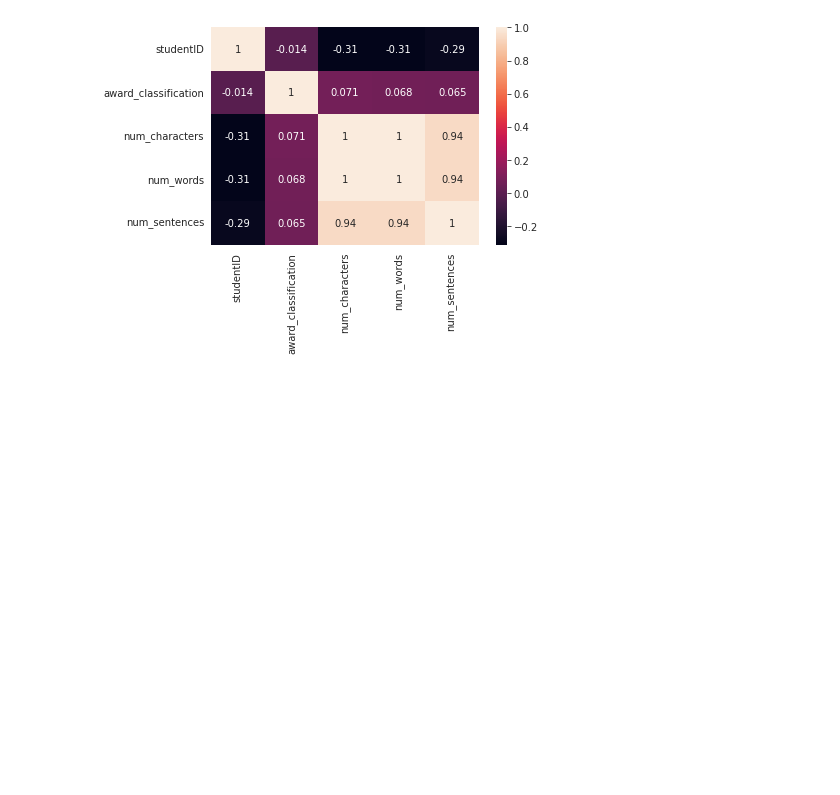
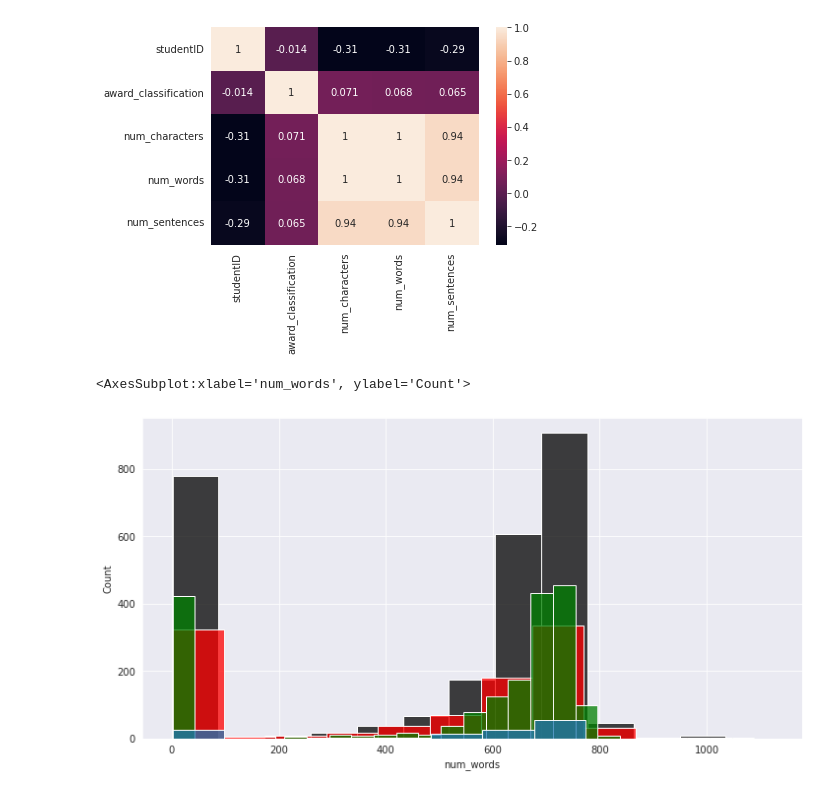
Before and after one commit to Abbracx/personal-statement-analysis, a Jupyter notebook: Personal statement analysis.ipynb, the cells around one changed output. Cells and saved outputs as stored; diff of their text form; code cells hidden in the pictures; blank space fills up the shorter version.

Commit message:
Added histogram plots for number of words and statements for each award classification

```diff
--- a/Personal statement analysis.ipynb
+++ b/Personal statement analysis.ipynb
@@ -415,3 +443,14 @@ sns.heatmap(df.corr(), annot=True)
 # %% [output]
 <AxesSubplot:>
 [figure]
+# %%
+# Histogram plots for number of words
+plt.figure(figsize=(12, 6))
+sns.histplot(df[df['award_classification'] == 0]['num_words'], color='black')
+sns.histplot(df[df['award_classification'] == 1]['num_words'], color='red')
+sns.histplot(df[df['award_classification'] == 2]['num_words'], color='green')
+sns.histplot(df[df['award_classification'] == 3]['num_words'], color='yellow')
+sns.histplot(df[df['award_classification'] == 4]['num_words'])
+# %% [output]
+<AxesSubplot:xlabel='num_words', ylabel='Count'>
+[figure, added]
```
Also changed, not shown: parts of 8 cells of this notebook.
